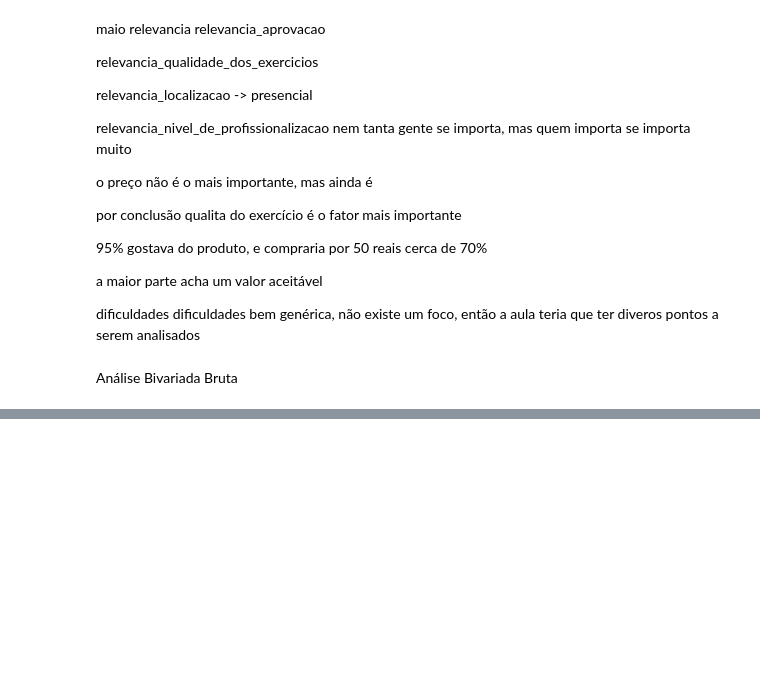
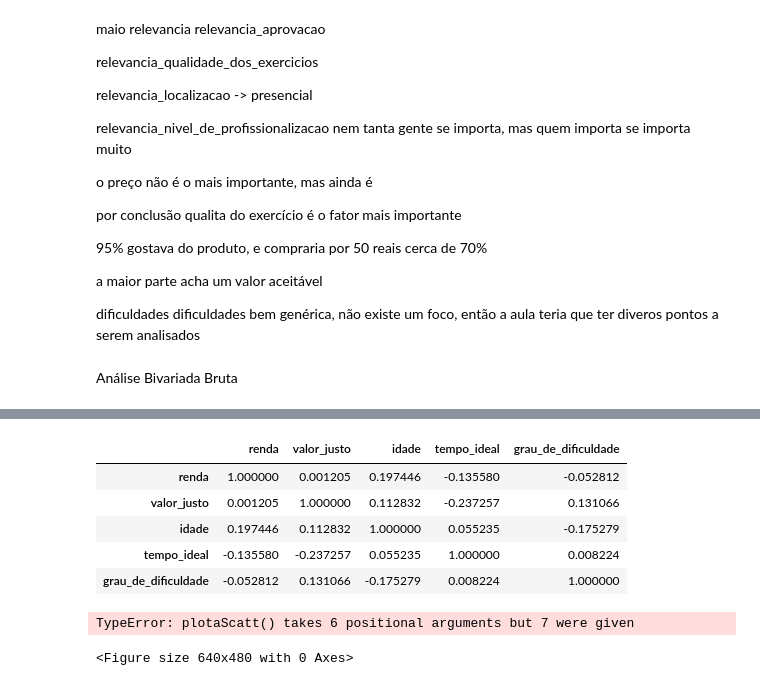
Before and after one commit to JoaoVitorBranco/T1-Estatisitca, a Jupyter notebook: T1_estatistica.ipynb, the cells around one changed output, grey strips where cells are left out. Drawn from its saved outputs; the diff is of its cells as text; code cells hidden in the pictures; blank space fills up the shorter version.

```diff
--- a/T1_estatistica.ipynb
+++ b/T1_estatistica.ipynb
@@ -592,0 +615,12 @@ sns.pairplot(df,vars=vars,kind='kde',diag_kind='hist')
+# %%
+# create a DataFrame with columns df.renda and df.valor_justo, just them
+
+ana = pd.concat([df['renda'], df['valor_justo'],df['idade'],df['tempo_ideal'],df['grau_de_dificuldade']], axis=1)
+ana.corr()
+# %% [output]
+|  | renda | valor_justo | idade | tempo_ideal | grau_de_dificuldade |
+| renda | 1.000000 | 0.001205 | 0.197446 | -0.135580 | -0.052812 |
+| valor_justo | 0.001205 | 1.000000 | 0.112832 | -0.237257 | 0.131066 |
+| idade | 0.197446 | 0.112832 | 1.000000 | 0.055235 | -0.175279 |
+| tempo_ideal | -0.135580 | -0.237257 | 0.055235 | 1.000000 | 0.008224 |
+| grau_de_dificuldade | -0.052812 | 0.131066 | -0.175279 | 0.008224 | 1.000000 |
@@ -592,0 +632,14 @@ sns.pairplot(df,vars=vars,kind='kde',diag_kind='hist')
+# %%
+# valor_justo X tempo_ideal
+relacoes_quant_x_quant = [
+    ("tempo_ideal", "valor_justo", 5),
+    ("grau_de_dificuldade", "idade", 5),
+    ("renda", "valor_justo", 6),
+    ("tempo_ideal","renda", 5)
+]
+for val, (c1, c2, n_cols) in zip(range(len(relacoes_quant_x_quant)), relacoes_quant_x_quant):
+    plt.figure(val)
+    plotaScatt(df, c1, c2, f"{c1} X {c2}", c1, c2, n_cols)
+# %% [output]
+TypeError: plotaScatt() takes 6 positional arguments but 7 were given
+<Figure size 640x480 with 0 Axes>
```
Also changed, not shown: parts of 10 cells of this notebook.
